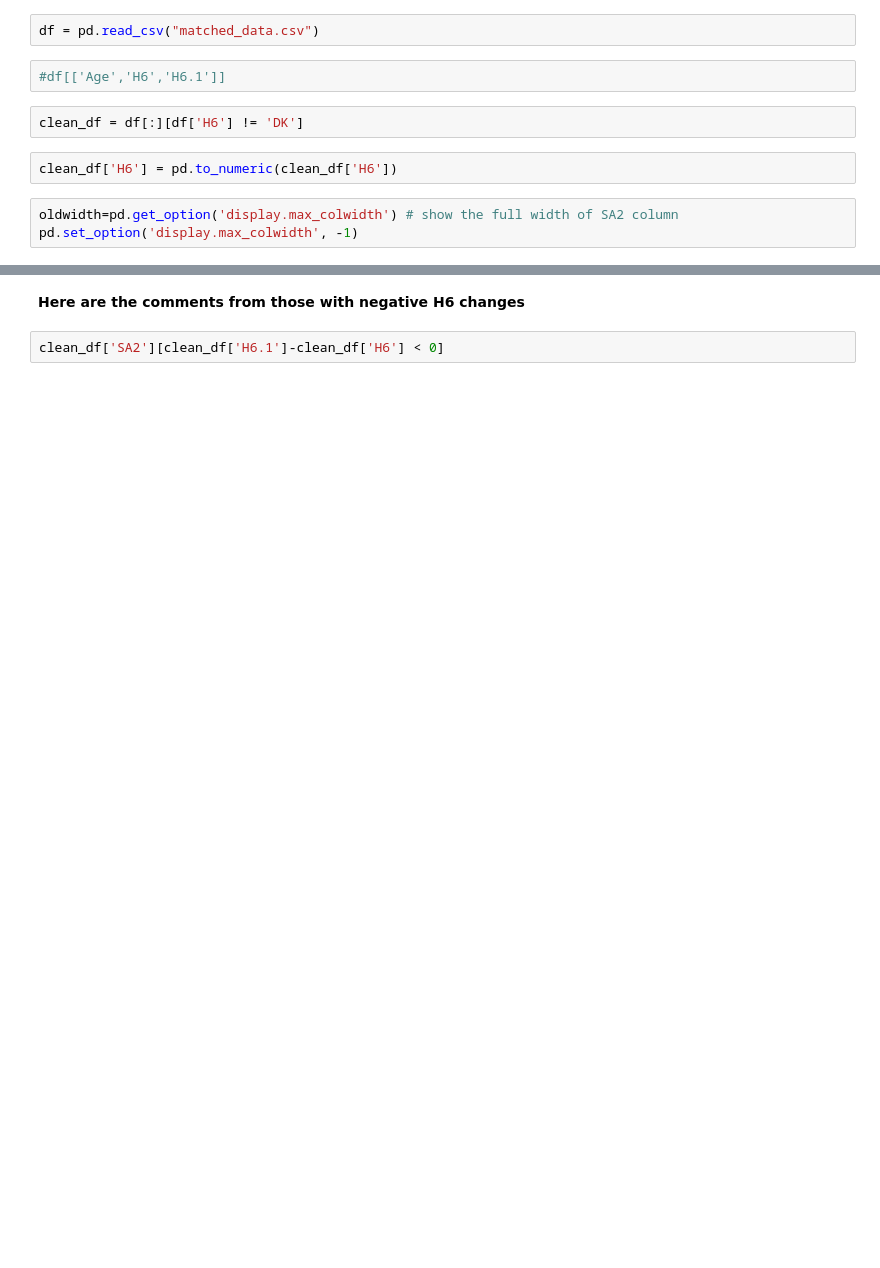
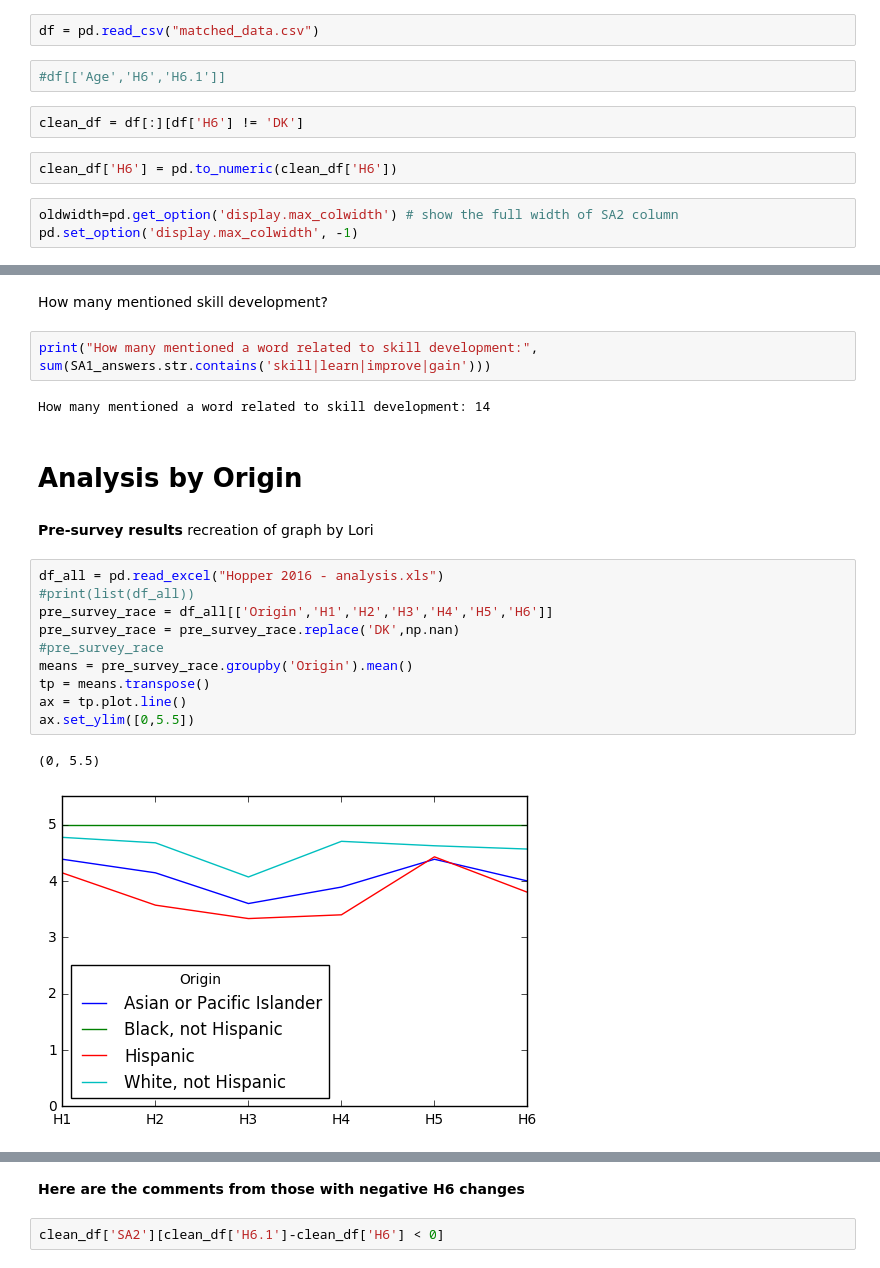
Before and after one commit to cmacdonell/hopper2016, a Jupyter notebook: Hopper_analysis.ipynb, the cells around one changed output, grey strips where cells are left out. Saved outputs shown, nothing was run; the diff lists cells and outputs as text; blank space fills up the shorter version.

```diff
--- a/Hopper_analysis.ipynb
+++ b/Hopper_analysis.ipynb
@@ -14,0 +28,23 @@ pd.set_option('display.max_colwidth', -1)
+# %% [markdown]
+How many mentioned skill development?
+# %%
+print("How many mentioned a word related to skill development:", sum(SA1_answers.str.contains('skill|learn|improve|gain')))
+# %% [output]
+How many mentioned a word related to skill development: 14
+# %% [markdown]
+# Analysis by Origin
+# %% [markdown]
+**Pre-survey results** recreation of graph by Lori
+# %%
+df_all = pd.read_excel("Hopper 2016 - analysis.xls")
+#print(list(df_all))
+pre_survey_race = df_all[['Origin','H1','H2','H3','H4','H5','H6']]
+pre_survey_race = pre_survey_race.replace('DK',np.nan)
+#pre_survey_race
+means = pre_survey_race.groupby('Origin').mean()
+tp = means.transpose()
+ax = tp.plot.line()
+ax.set_ylim([0,5.5])
+# %% [output]
+(0, 5.5)
+[figure, added]
```
Also changed, not shown: parts of 12 cells of this notebook.
